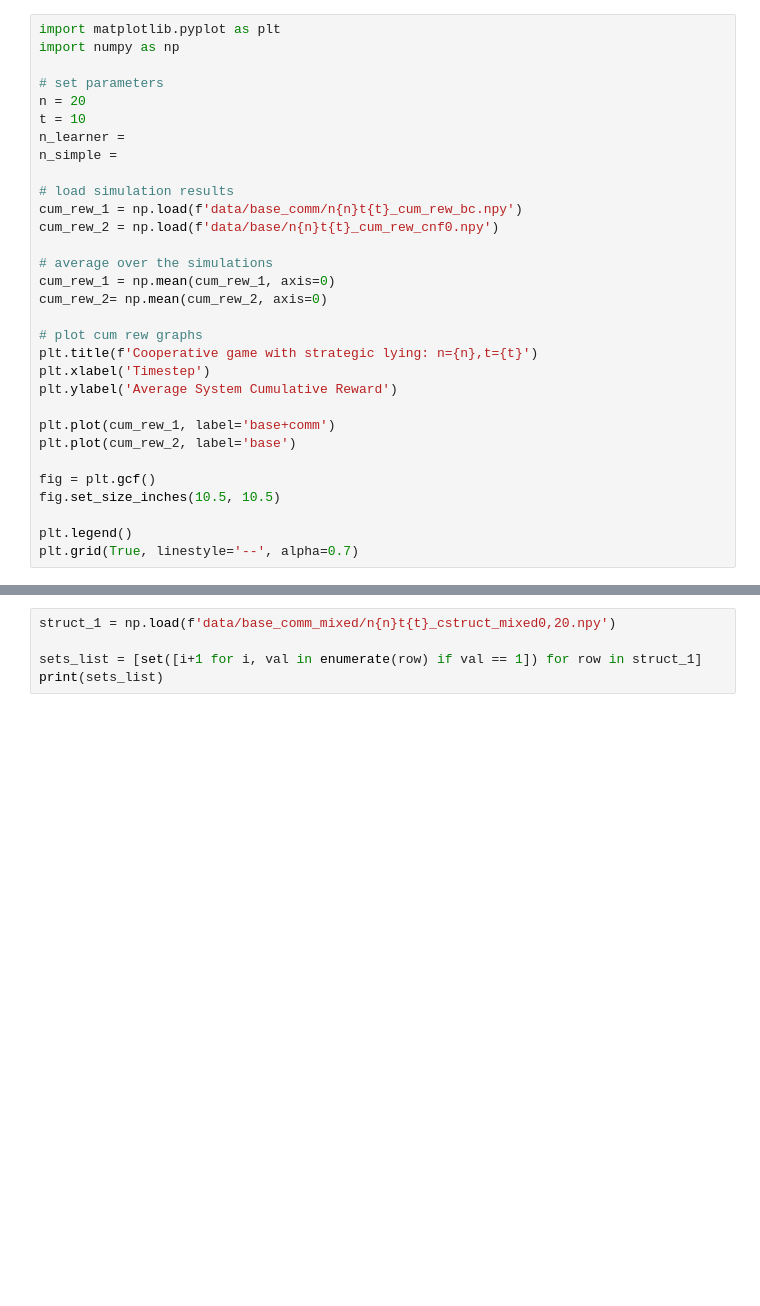
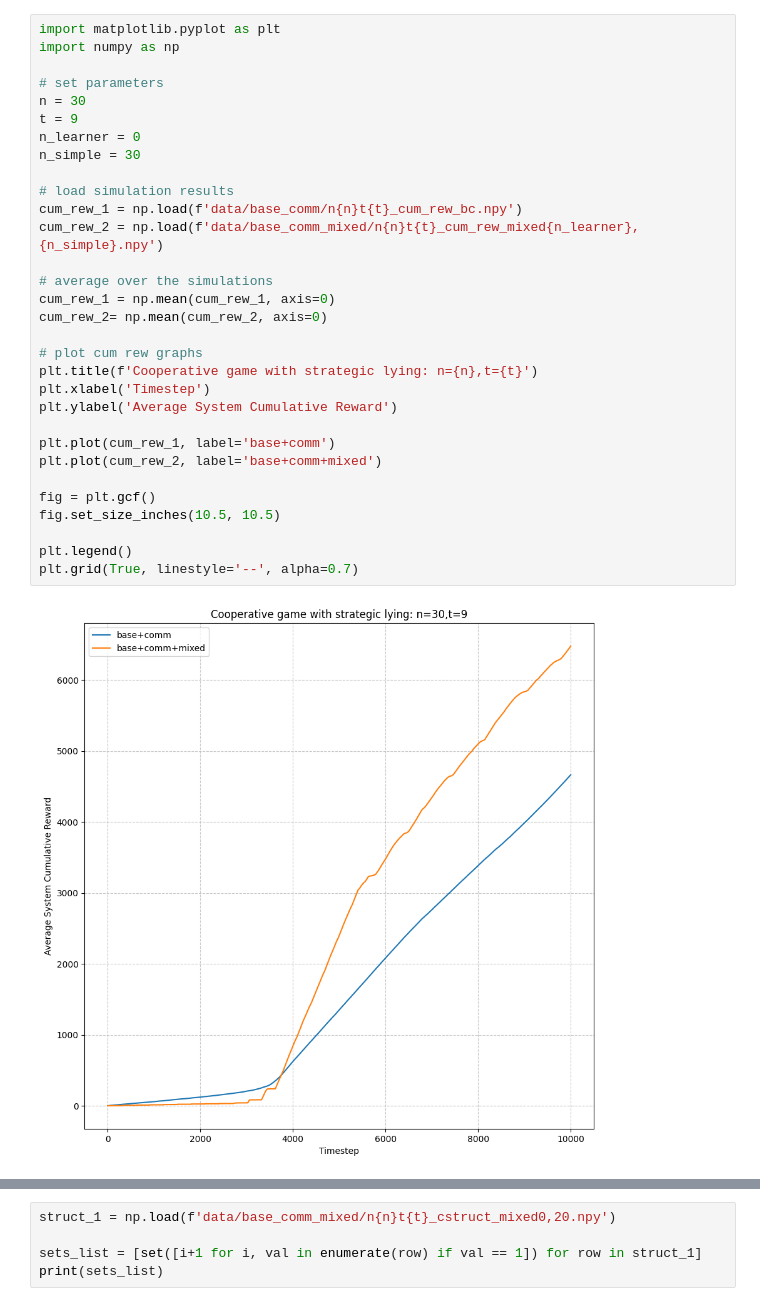
Before and after one commit to akhimoche/coop-form-marl, a Jupyter notebook: graph_test.ipynb, the cells around one changed output, grey strips where cells are left out. Cells and saved outputs as stored; diff of their text form; blank space fills up the shorter version.

Commit message:
added data

```diff
--- a/graph_test.ipynb
+++ b/graph_test.ipynb
@@ -1,34 +1,36 @@
 # %%
 import matplotlib.pyplot as plt
 import numpy as np
 
 # set parameters
-n = 20
-t = 10
-n_learner =
-n_simple =
+n = 30
+t = 9
+n_learner = 0
+n_simple = 30
 
 # load simulation results
 cum_rew_1 = np.load(f'data/base_comm/n{n}t{t}_cum_rew_bc.npy')
-cum_rew_2 = np.load(f'data/base/n{n}t{t}_cum_rew_cnf0.npy')
+cum_rew_2 = np.load(f'data/base_comm_mixed/n{n}t{t}_cum_rew_mixed{n_learner},{n_simple}.npy')
 
 # average over the simulations
 cum_rew_1 = np.mean(cum_rew_1, axis=0)
 cum_rew_2= np.mean(cum_rew_2, axis=0)
 
 # plot cum rew graphs
 plt.title(f'Cooperative game with strategic lying: n={n},t={t}')
 plt.xlabel('Timestep')
 plt.ylabel('Average System Cumulative Reward')
 
 plt.plot(cum_rew_1, label='base+comm')
-plt.plot(cum_rew_2, label='base')
+plt.plot(cum_rew_2, label='base+comm+mixed')
 
 fig = plt.gcf()
 fig.set_size_inches(10.5, 10.5)
 
 plt.legend()
 plt.grid(True, linestyle='--', alpha=0.7)
+# %% [output]
+[figure, added]
 # %%
 actions_1 = np.load(f'data/base_comm_mixed/n{n}t{t}_actions_mixed15,5.npy')
 
```
Also changed, not shown: parts of 1 cell of this notebook, 11 other files.
